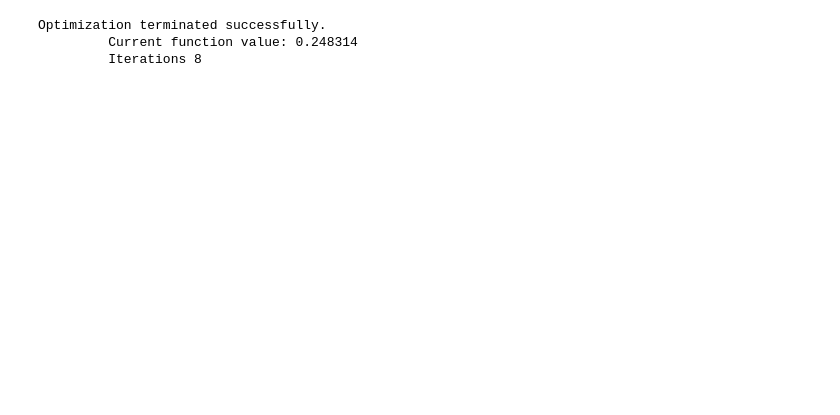
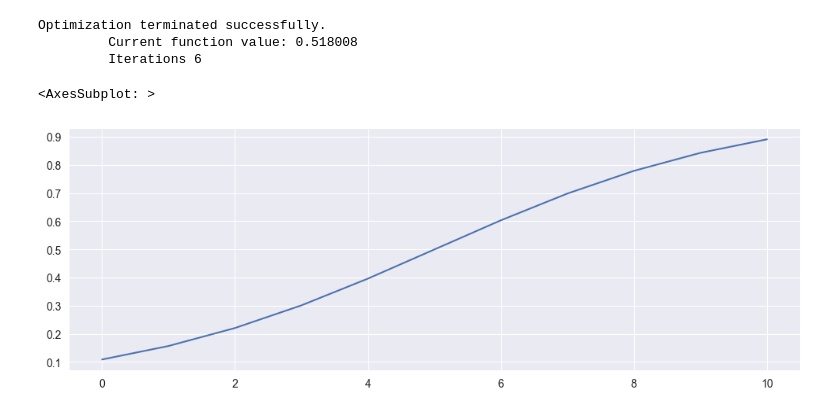
Before and after one commit to bsgarcia/SpaceRLUnity, a Jupyter notebook: Assets/Scripts/simu.ipynb, the cells around one changed output. Saved outputs shown, nothing was run; the diff lists cells and outputs as text; code cells hidden in the pictures; blank space fills up the shorter version.

```diff
--- a/Assets/Scripts/simu.ipynb
+++ b/Assets/Scripts/simu.ipynb
@@ -4,6 +4,8 @@ import pandas as pd
 import matplotlib.pyplot as plt
 import numpy as np
 import statsmodels.api as sm
+from firthlogist import FirthLogisticRegression
+
 
 class QLearningModule:
     def __init__(self, lr, rl_temp, n_states, n_actions, q0, *args, **kwargs):
@@ -21,12 +23,24 @@ class PerceptualModule:
         super().__init__(*args, **kwargs)
         self.perceptual_temp = perceptual_temp
 
-    def get_p_destroy(self, hist_s, hist_r, s1, s2):
+    def get_p_destroy(self, hist_s, hist_r, s1, s2, x=np.arange(0, 11)):
+        if len(hist_s) == 0:
+            return [0.5, 0.5]
+
+        # hist_r = np.array(hist_r)
+        # hist_s = np.array(hist_s)
+
+        # return FirthLogisticRegression().fit(hist_s.reshape(-1, 1), hist_r.reshape(-1, 1)).predict(x)[[s1, s2]]
+        return sm.Logit(hist_r, sm.add_constant(hist_s))\
+                .fit().predict(sm.add_constant(x))[[s1, s2]]
+
+    def get_p_destroy_full(self, hist_s, hist_r):
         if len(hist_s) == 0:
             return [0.5, 0.5]
 
         return sm.Logit(hist_r, sm.add_constant(hist_s))\
-                .fit().predict(sm.add_constant(np.unique(hist_s)))[[s1, s2]]
+                .fit().predict(sm.add_constant(np.unique(hist_s)))
+
 
     def get_params(self, s, r):
         return sm.Logit(r, s).fit().params
@@ -43,7 +57,7 @@ class HybridModel(QLearningModule, PerceptualModule):
             return c + np.log(np.sum(np.exp(x - c)))
 
         x = ((self.q[sr, :] * self.rl_temp)
-             + (self.get_p_destroy(hist_sp, hist_rp, sp1, sp2)
+             * (self.get_p_destroy(hist_sp, hist_rp, sp1, sp2)
              * self.perceptual_temp))
 
         p = np.exp(x - logsumexp(x))
@@ -55,25 +69,27 @@ h = HybridModel(lr=1, rl_temp=5, perceptual_temp=5, n_states=2, n_actions=2, q0=
 # %%
 # perceptual training
 # -----------------------------------------------------------------
-n_perceptual_trials_per_color = 8
+n_perceptual_trials_per_color = 3
 # states (colors coded by real probability of destroying the target)
 sp = np.array(
     [np.linspace(0, 1, 10).round(1) for _ in range(n_perceptual_trials_per_color)]
     ).flatten()
 # rewards (1 if target destroyed, 0 otherwise), using the real probabilities in s
 rp = np.array(
     [np.random.binomial(1, sp[i]) for i in range(len(sp))]
     ).flatten()
 # s.shape, r.shape
 
 x = np.unique(sp*10)
-y = h.get_p_destroy(sp*10, rp, 6, 2)
+y = h.get_p_destroy_full(sp*10, rp)
 
-# sns.lineplot(x, y)
+sns.lineplot(x, y)
 # %% [output]
 Optimization terminated successfully.
-         Current function value: 0.248314
-         Iterations 8
+         Current function value: 0.518008
+         Iterations 6
+<AxesSubplot: >
+[figure, added]
 # %%
 # -----------------------------------------------------------------
 # Full
```
Also changed, not shown: parts of 3 cells of this notebook.
